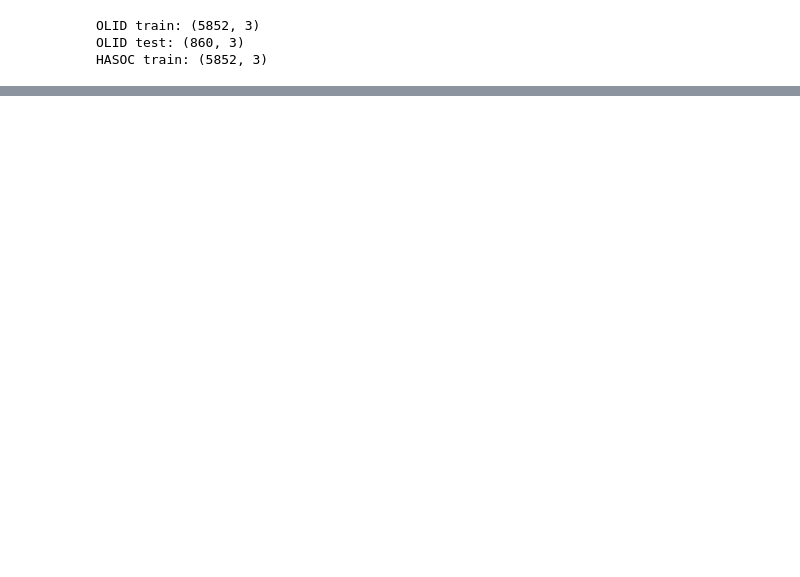
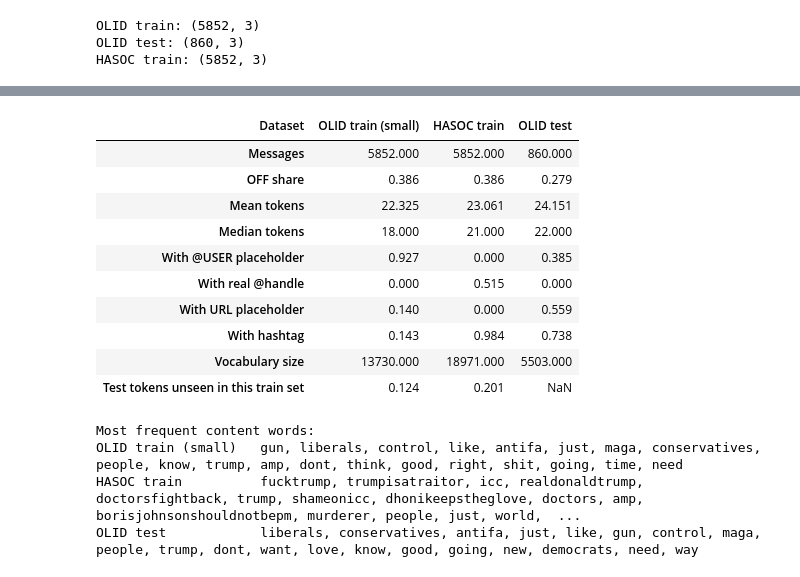
Before and after one commit to s4ddo/subjective-assignment-3, a Jupyter notebook: CNN.ipynb, the cells around one changed output, grey strips where cells are left out. Cells and saved outputs as stored; diff of their text form; code cells hidden in the pictures; blank space fills up the shorter version.

```diff
--- a/CNN.ipynb
+++ b/CNN.ipynb
@@ -239,0 +259,69 @@ False negatives: 152
+# %%
+# Same lowercasing and punctuation stripping as the default TextVectorization layer
+CNN_PUNCT = re.compile(r"""[!"#$%&()\*\+,\-\./:;<=>?@\[\\\]^_`{|}~']""")
+
+
+def cnn_tokens(text):
+    return CNN_PUNCT.sub("", str(text).lower()).split()
+
+
+cnn_datasets = {
+    "OLID train (small)": olid_train,
+    "HASOC train": hasoc_train,
+    "OLID test": olid_test,
+}
+cnn_test_tokens = olid_test["text"].map(cnn_tokens)
+
+cnn_stat_rows = []
+for name, df in cnn_datasets.items():
+    texts = df["text"].astype(str)
+    tokens = texts.map(cnn_tokens)
+    counts = Counter(token for tweet in tokens for token in tweet)
+    vocab = {token for token, _ in counts.most_common(20000)}  # the model's vocabulary size
+
+    row = {
+        "Dataset": name,
+        "Messages": len(df),
+        "OFF share": df["labels"].mean(),
+        "Mean tokens": tokens.map(len).mean(),
+        "Median tokens": tokens.map(len).median(),
+        "With @USER placeholder": texts.str.contains("@USER").mean(),
+        "With real @handle": texts.str.contains(r"@(?!USER)\w").mean(),
+        "With URL placeholder": texts.str.contains(r"\bURL\b").mean(),
+        "With hashtag": texts.str.contains("#").mean(),
+        "Vocabulary size": len(counts),
+    }
+    if name != "OLID test":
+        test_token_list = [token for tweet in cnn_test_tokens for token in tweet]
+        row["Test tokens unseen in this train set"] = np.mean([token not in vocab for token in test_token_list])
+    cnn_stat_rows.append(row)
+
+cnn_dataset_stats = pd.DataFrame(cnn_stat_rows).set_index("Dataset")
+display(cnn_dataset_stats.T.round(3))
+
+# Most frequent content words per dataset (stop words and the placeholders "user" / "url" removed)
+print("\nMost frequent content words:")
+for name, df in cnn_datasets.items():
+    counts = Counter(
+        token
+        for tweet in df["text"].map(cnn_tokens)
+        for token in tweet
+        if token not in ENGLISH_STOP_WORDS and token not in {"user", "url"} and len(token) > 2
+    )
+    print(f"{name:20}", ", ".join(token for token, _ in counts.most_common(20)))
+# %% [output]
+| Dataset | OLID train (small) | HASOC train | OLID test |
+| Messages | 5852.000 | 5852.000 | 860.000 |
+| OFF share | 0.386 | 0.386 | 0.279 |
+| Mean tokens | 22.325 | 23.061 | 24.151 |
+| Median tokens | 18.000 | 21.000 | 22.000 |
+| With @USER placeholder | 0.927 | 0.000 | 0.385 |
+| With real @handle | 0.000 | 0.515 | 0.000 |
+| With URL placeholder | 0.140 | 0.000 | 0.559 |
+| With hashtag | 0.143 | 0.984 | 0.738 |
+| Vocabulary size | 13730.000 | 18971.000 | 5503.000 |
+| Test tokens unseen in this train set | 0.124 | 0.201 | NaN |
+Most frequent content words:
+OLID train (small)   gun, liberals, control, like, antifa, just, maga, conservatives, people, know, trump, amp, dont, think, good, right, shit, going, time, need
+HASOC train          fucktrump, trumpisatraitor, icc, realdonaldtrump, doctorsfightback, trump, shameonicc, dhonikeepstheglove, doctors, amp, borisjohnsonshouldnotbepm, murderer, people, just, world,  ...
+OLID test            liberals, conservatives, antifa, just, like, gun, control, maga, people, trump, dont, want, love, know, good, going, new, democrats, need, way
```
Also changed, not shown: parts of 12 cells of this notebook, 10 other files.
